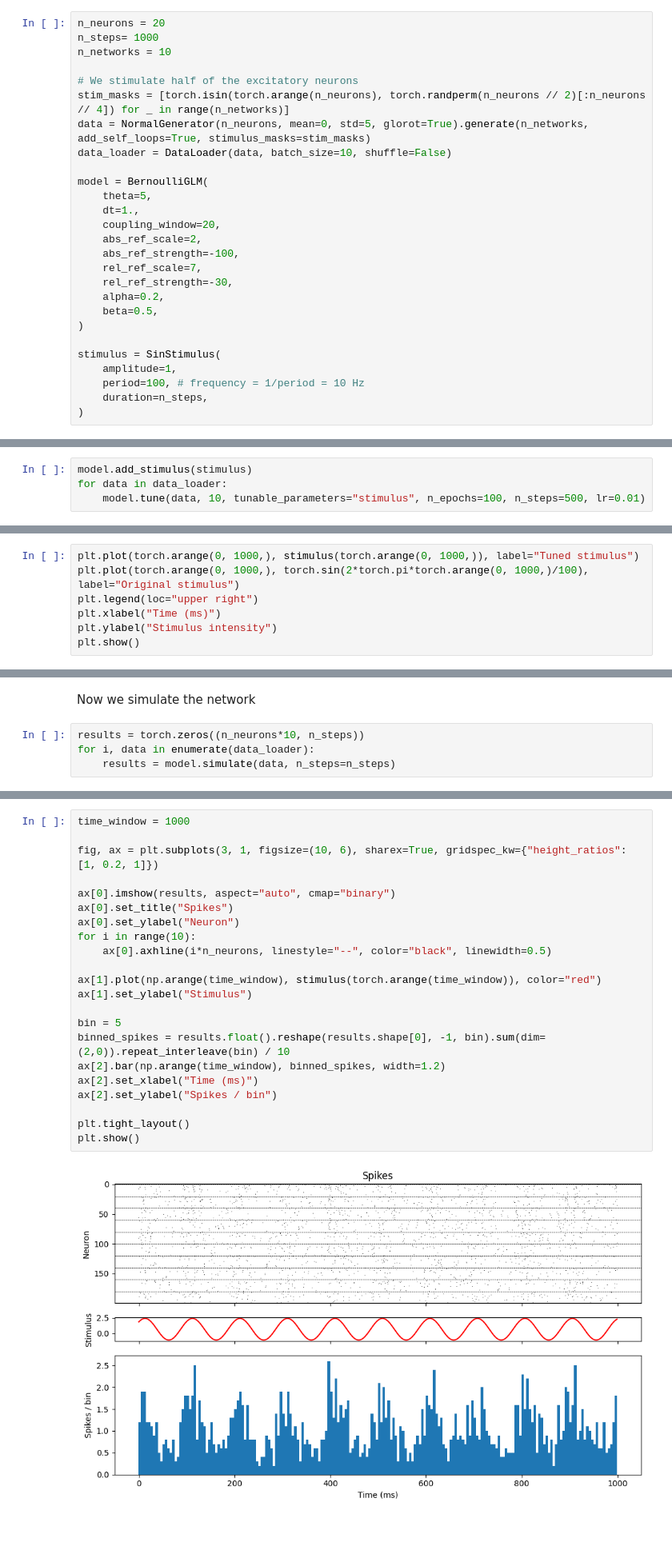
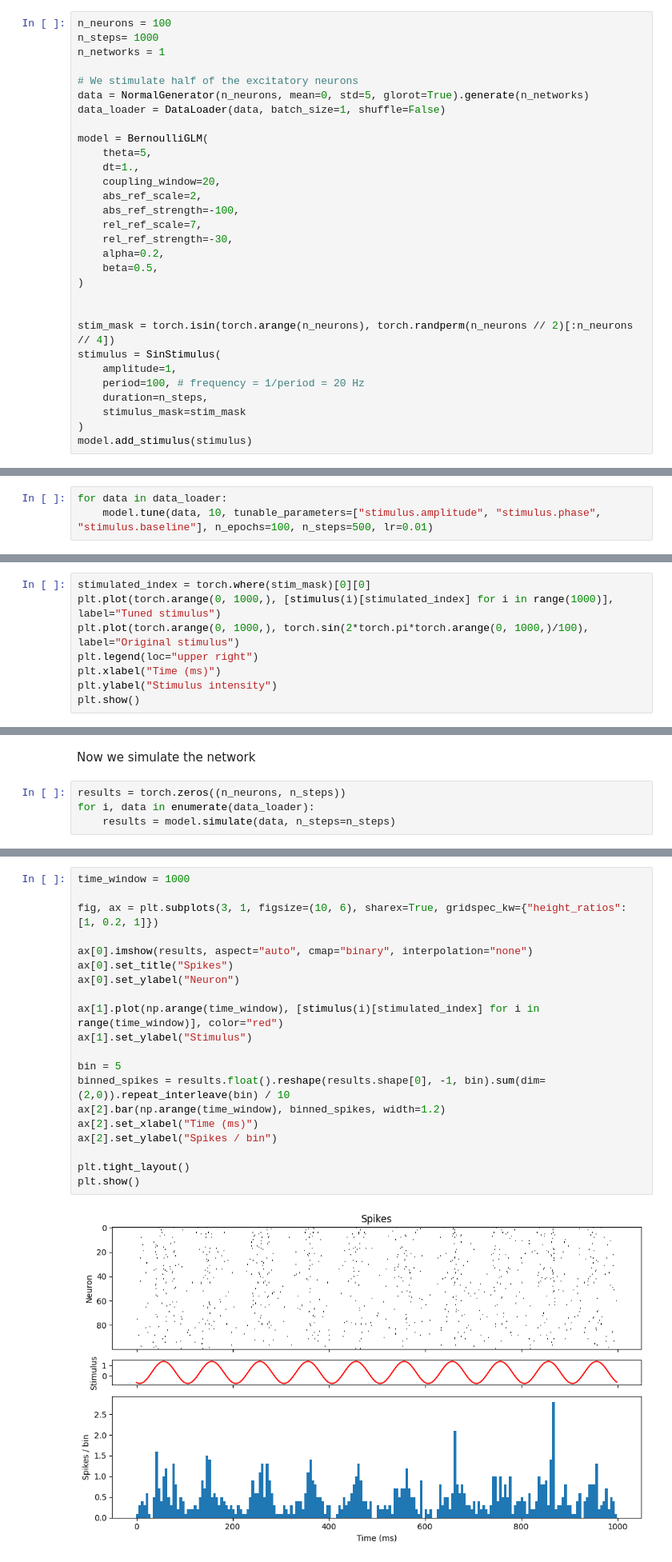
Before and after one commit to bioAI-Oslo/Spikeometric, a Jupyter notebook: examples/working_with_stimulus.ipynb, the cells around one changed output, grey strips where cells are left out. Shown at 80% size. Cells and saved outputs as stored; diff of their text form; blank space fills up the shorter version.

```diff
--- a/examples/working_with_stimulus.ipynb
+++ b/examples/working_with_stimulus.ipynb
@@ -180,12 +176,11 @@ We'll use the `SinStimulus` to drive a set of networks, and try to to synchroniz
 # %%
-n_neurons = 20
+n_neurons = 100
 n_steps= 1000
-n_networks = 10
+n_networks = 1
 
 # We stimulate half of the excitatory neurons
-stim_masks = [torch.isin(torch.arange(n_neurons), torch.randperm(n_neurons // 2)[:n_neurons // 4]) for _ in range(n_networks)]
-data = NormalGenerator(n_neurons, mean=0, std=5, glorot=True).generate(n_networks, add_self_loops=True, stimulus_masks=stim_masks)
-data_loader = DataLoader(data, batch_size=10, shuffle=False)
+data = NormalGenerator(n_neurons, mean=0, std=5, glorot=True).generate(n_networks)
+data_loader = DataLoader(data, batch_size=1, shuffle=False)
 
 model = BernoulliGLM(
     theta=5,
@@ -199,24 +194,28 @@ model = BernoulliGLM(
     beta=0.5,
 )
 
+
+stim_mask = torch.isin(torch.arange(n_neurons), torch.randperm(n_neurons // 2)[:n_neurons // 4])
 stimulus = SinStimulus(
     amplitude=1,
-    period=100, # frequency = 1/period = 10 Hz
+    period=100, # frequency = 1/period = 20 Hz
     duration=n_steps,
+    stimulus_mask=stim_mask
 )
+model.add_stimulus(stimulus)
 # %% [markdown]
 The `tune` method can selectively tune specific parameters by passing a list of parameter names with the `tunable_parameters` argument. However, we can also tune
 all the stimulus parameters by setting `tunable_parameters="stimulus"` or all the model parameters by setting `tunable_parameters="model"`. Note that if you want to tune specific stimulus parameters you must prefix them by `stimulus.` (ex. `stimulus.amplitude`).
 
 We'll tune the stimulus parameters to give an average firing rate of 10 Hz in the network.
 # %%
-model.add_stimulus(stimulus)
 for data in data_loader:
-    model.tune(data, 10, tunable_parameters="stimulus", n_epochs=100, n_steps=500, lr=0.01)
+    model.tune(data, 10, tunable_parameters=["stimulus.amplitude", "stimulus.phase", "stimulus.baseline"], n_epochs=100, n_steps=500, lr=0.01)
 # %% [markdown]
 Let's see how the tuning changed the stimulus
 # %%
-plt.plot(torch.arange(0, 1000,), stimulus(torch.arange(0, 1000,)), label="Tuned stimulus")
+stimulated_index = torch.where(stim_mask)[0][0]
+plt.plot(torch.arange(0, 1000,), [stimulus(i)[stimulated_index] for i in range(1000)], label="Tuned stimulus")
 plt.plot(torch.arange(0, 1000,), torch.sin(2*torch.pi*torch.arange(0, 1000,)/100), label="Original stimulus")
 plt.legend(loc="upper right")
 plt.xlabel("Time (ms)")
@@ -227,7 +226,7 @@ plt.show()
 # %% [markdown]
 Now we simulate the network
 # %%
-results = torch.zeros((n_neurons*10, n_steps))
+results = torch.zeros((n_neurons, n_steps))
 for i, data in enumerate(data_loader):
     results = model.simulate(data, n_steps=n_steps)
 # %% [markdown]
@@ -241,24 +240,22 @@ Stimulus frequency: 10.078554160540836
 # %%
 time_window = 1000
 
 fig, ax = plt.subplots(3, 1, figsize=(10, 6), sharex=True, gridspec_kw={"height_ratios": [1, 0.2, 1]})
 
-ax[0].imshow(results, aspect="auto", cmap="binary")
+ax[0].imshow(results, aspect="auto", cmap="binary", interpolation="none")
 ax[0].set_title("Spikes")
 ax[0].set_ylabel("Neuron")
-for i in range(10):
-    ax[0].axhline(i*n_neurons, linestyle="--", color="black", linewidth=0.5)
 
-ax[1].plot(np.arange(time_window), stimulus(torch.arange(time_window)), color="red")
+ax[1].plot(np.arange(time_window), [stimulus(i)[stimulated_index] for i in range(time_window)], color="red")
 ax[1].set_ylabel("Stimulus")
 
 bin = 5
 binned_spikes = results.float().reshape(results.shape[0], -1, bin).sum(dim=(2,0)).repeat_interleave(bin) / 10
 ax[2].bar(np.arange(time_window), binned_spikes, width=1.2)
 ax[2].set_xlabel("Time (ms)")
 ax[2].set_ylabel("Spikes / bin")
 
 plt.tight_layout()
 plt.show()
 # %% [output]
-[figure, old version]
+[figure, new version]
```
Also changed, not shown: parts of 7 cells of this notebook, 4 other files.
